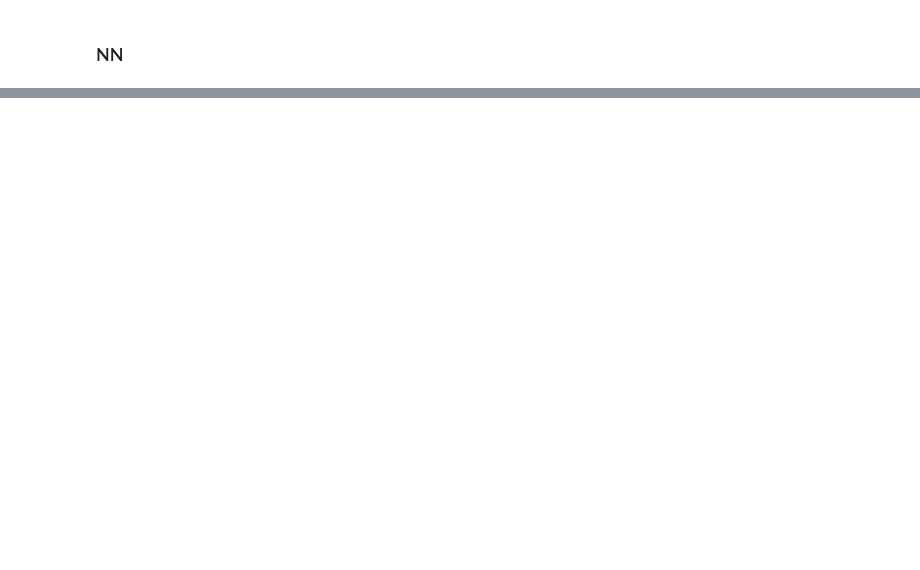
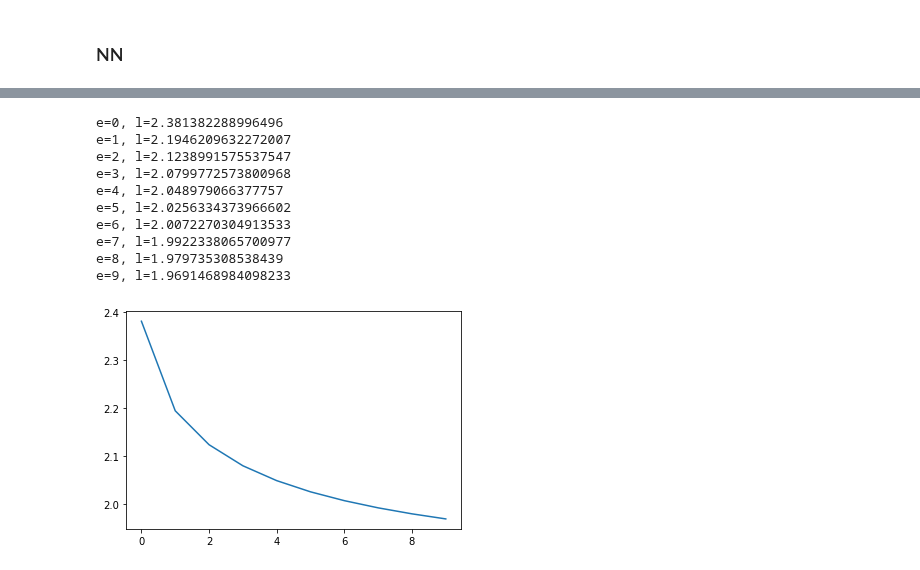
Before and after one commit to mark-antal-csizmadia/nn-blocks, a Jupyter notebook: one_layer_nn.ipynb, the cells around one changed output, grey strips where cells are left out. Cells and saved outputs as stored; diff of their text form; code cells hidden in the pictures; blank space fills up the shorter version.

```diff
--- a/one_layer_nn.ipynb
+++ b/one_layer_nn.ipynb
@@ -134,0 +228,15 @@ class OneLayerNN():
+# %%
+n_epochs = 10
+nn.fit(x=x_train, y=y_train, n_epochs=n_epochs)
+# %% [output]
+e=0, l=2.381382288996496
+e=1, l=2.1946209632272007
+e=2, l=2.1238991575537547
+e=3, l=2.0799772573800968
+e=4, l=2.048979066377757
+e=5, l=2.0256334373966602
+e=6, l=2.0072270304913533
+e=7, l=1.9922338065700977
+e=8, l=1.979735308538439
+e=9, l=1.9691468984098233
+[figure, added]
```
Also changed, not shown: parts of 7 cells of this notebook.
